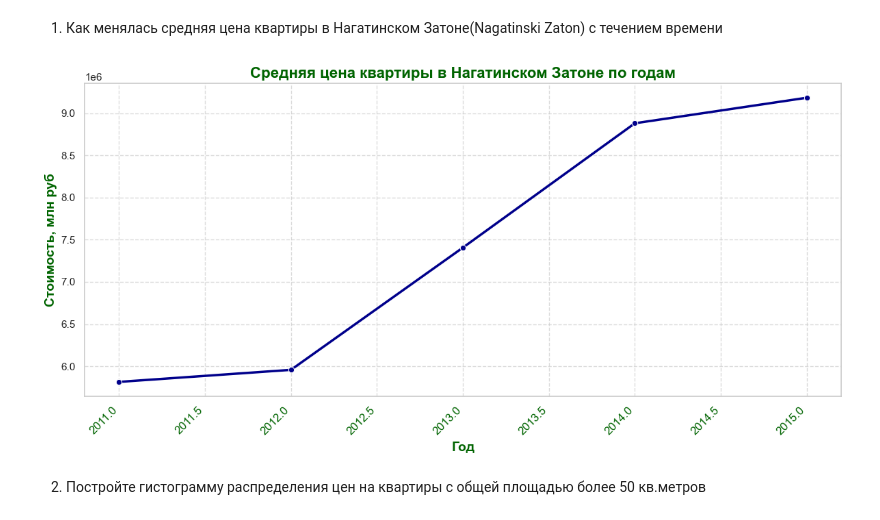
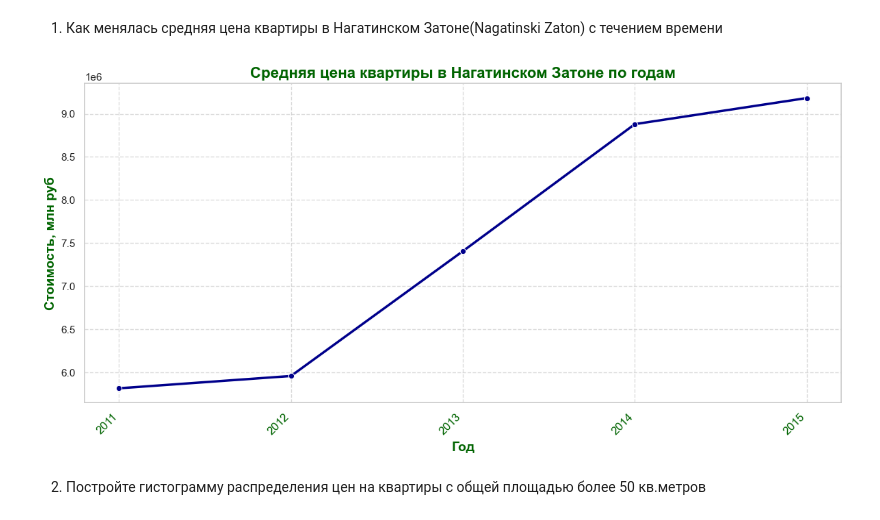
Before and after one commit to ykwais/ML, a Jupyter notebook: hw1/Variant 4/Lab1-4.ipynb, the cells around one changed output. Drawn from its saved outputs; the diff is of its cells as text; code cells hidden in the pictures.

```diff
--- a/hw1/Variant 4/Lab1-4.ipynb
+++ b/hw1/Variant 4/Lab1-4.ipynb
@@ -260,22 +260,24 @@ print(dataFrame[(dataFrame["life_sq"] >= 60) & (dataFrame["num_room"] >= 3) & (d
 # %% [markdown]
 1. Как менялась средняя цена квартиры в Нагатинском Затоне(Nagatinski Zaton) с течением времени
 # %%
+
 dataFrame["timestamp"] = pd.to_datetime(dataFrame["timestamp"])
-nagatZaton = dataFrame[dataFrame["sub_area"] == "Nagatinskij Zaton"].copy();
+nagatZaton = dataFrame[dataFrame["sub_area"] == "Nagatinskij Zaton"].copy()
 nagatZaton["year"] = nagatZaton["timestamp"].dt.year
 averagePrice = nagatZaton.groupby("year")["price_doc"].mean().reset_index()
 plt.figure(figsize=(12, 6))
 sns.set_theme(style="whitegrid")
 sns.lineplot(data=averagePrice, x="year", y="price_doc", marker='o', color='darkblue', linewidth=2.5)
 plt.title("Средняя цена квартиры в Нагатинском Затоне по годам", fontsize=16, fontweight='bold', color='darkgreen')
 plt.xlabel("Год", fontsize=14, fontweight='bold', color='darkgreen')
 plt.ylabel("Стоимость, млн руб", fontsize=14, fontweight='bold', color='darkgreen')
 plt.xticks(rotation=45, ha='right', fontsize=12, color='darkgreen')
+plt.xticks(ticks=averagePrice['year'], labels=averagePrice['year'].astype(int), fontsize=12, color='darkgreen')
 plt.grid(True, linestyle='--', alpha=0.7)
 plt.tight_layout()
 plt.show()
 # %% [output]
-[figure, old version]
+[figure, new version]
 # %% [markdown]
 2. Постройте гистограмму распределения цен на квартиры с общей площадью более 50 кв.метров
 # %%
```
Also changed, not shown: parts of 7 cells of this notebook.
